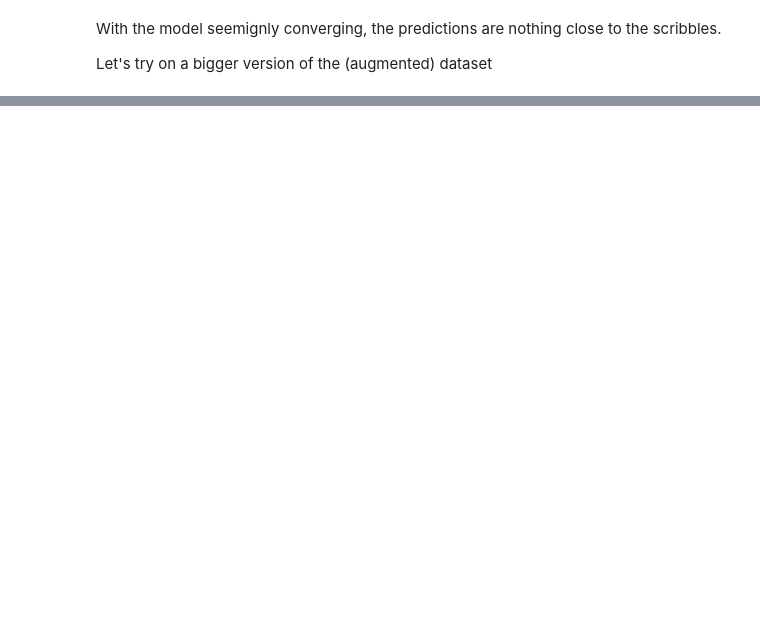
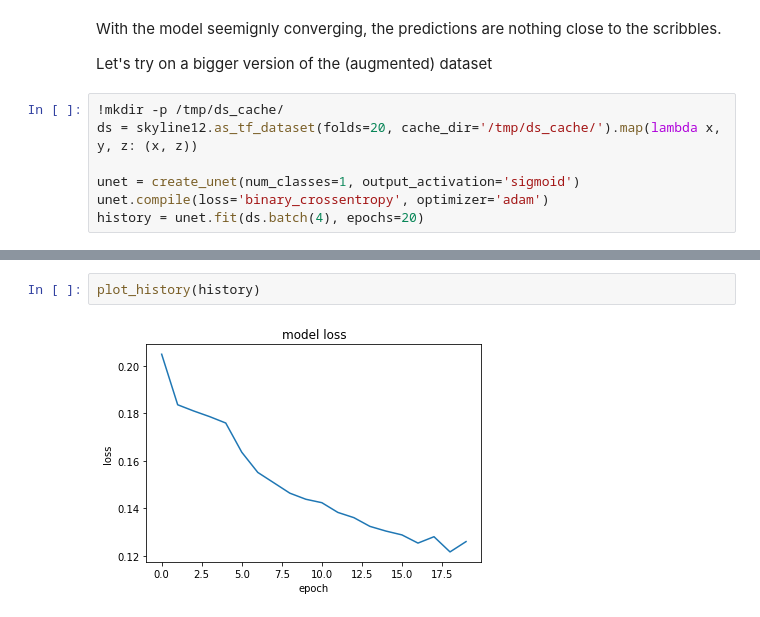
Before and after one commit to vassiliskrikonis/improving-segmentation-with-evidence-transfer, a Jupyter notebook: Unet predict evidence only.ipynb, the cells around one changed output, grey strips where cells are left out. Saved outputs shown, nothing was run; the diff lists cells and outputs as text; blank space fills up the shorter version.

```diff
--- a/Unet predict evidence only.ipynb
+++ b/Unet predict evidence only.ipynb
@@ -105,3 +104,10 @@ plot_history(history)
 With the model seemignly converging, the predictions are nothing close to the scribbles.
 
 Let's try on a bigger version of the (augmented) dataset
+# %%
+!mkdir -p /tmp/ds_cache/
+ds = skyline12.as_tf_dataset(folds=20, cache_dir='/tmp/ds_cache/').map(lambda x, y, z: (x, z))
+
+unet = create_unet(num_classes=1, output_activation='sigmoid')
+unet.compile(loss='binary_crossentropy', optimizer='adam')
+history = unet.fit(ds.batch(4), epochs=20)
@@ -107,0 +132,4 @@ Let's try on a bigger version of the (augmented) dataset
+# %%
+plot_history(history)
+# %% [output]
+[figure, added]
```
Also changed, not shown: parts of 6 cells of this notebook.
